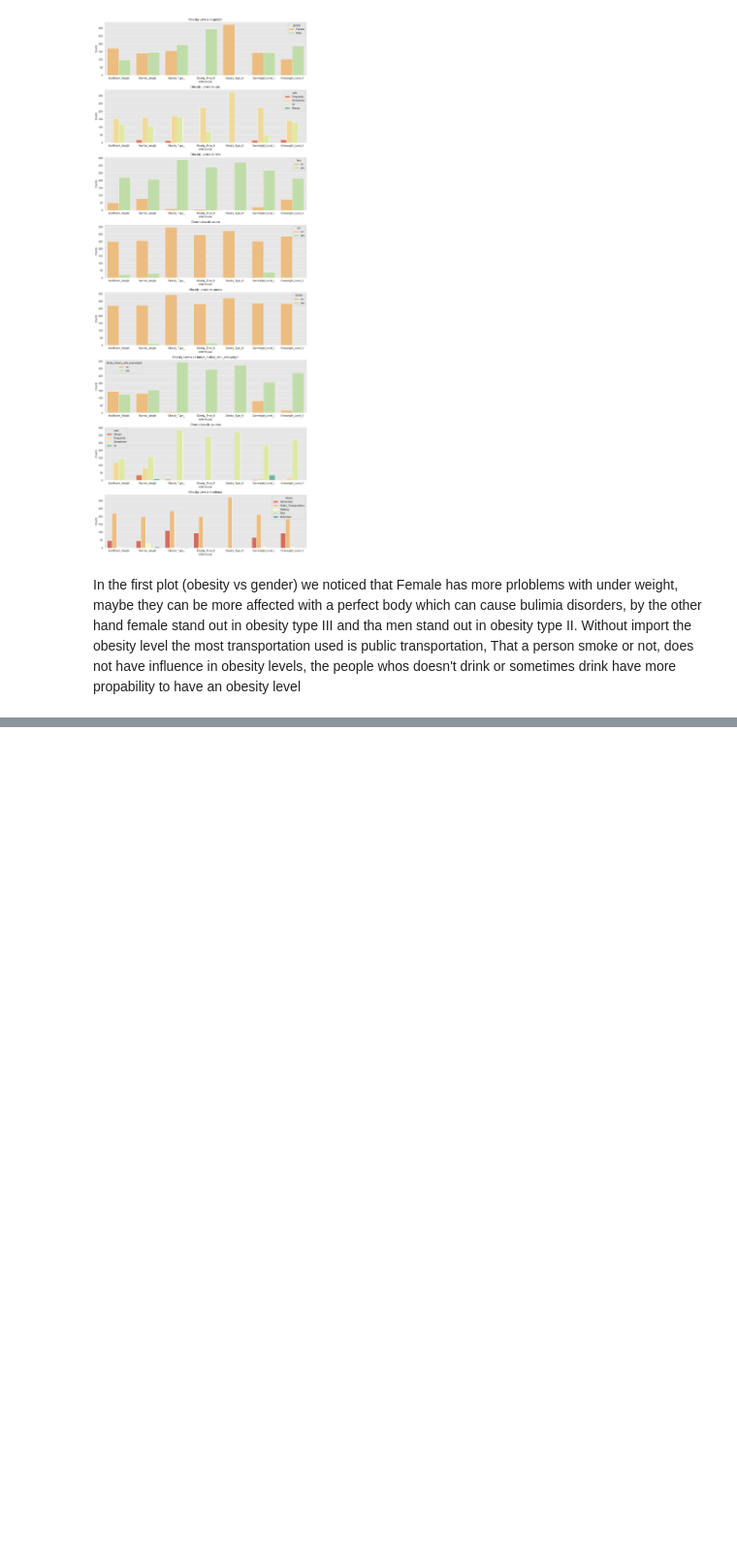
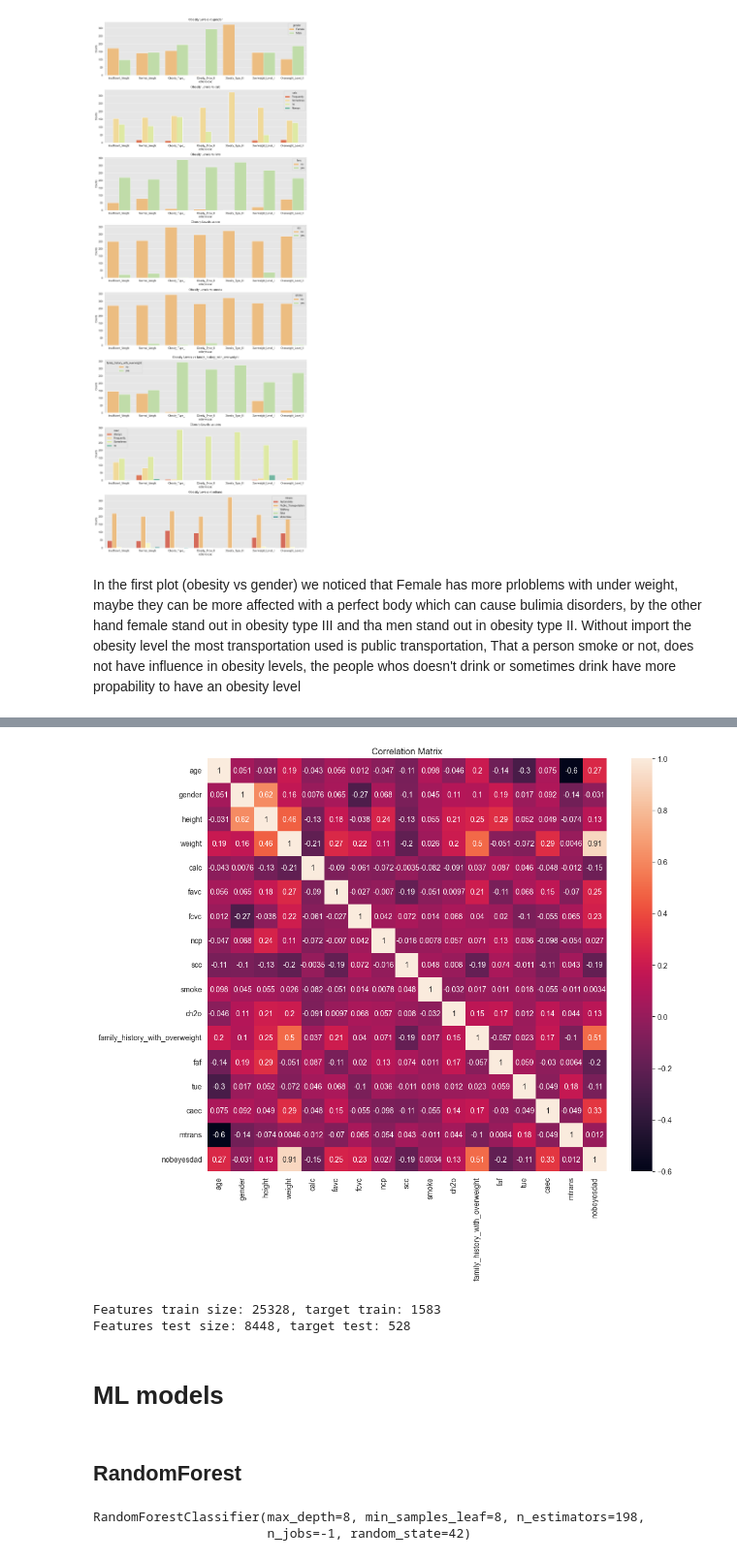
Before and after one commit to jFcomb/Obesity_or_CVD_risk, a Jupyter notebook: obesity.ipynb, the cells around one changed output, grey strips where cells are left out. Shown at 97% size. Drawn from its saved outputs; the diff is of its cells as text; code cells hidden in the pictures; blank space fills up the shorter version.

Commit message:
Models added

```diff
--- a/obesity.ipynb
+++ b/obesity.ipynb
@@ -225,0 +240,17 @@ Without import the obesity level the most transportation used is public transpor
+# %%
+# Transforming categorical_features
+encoder = OrdinalEncoder()
+df[categorical_features] = encoder.fit_transform(df[categorical_features])
+
+# Transforming target
+df['nobeyesdad'] = df['nobeyesdad'].replace({'Insufficient_Weight':0,
+                                             'Normal_Weight':1,
+                                             'Overweight_Level_I':2,
+                                             'Overweight_Level_II':3,
+                                             'Obesity_Type_I':4,
+                                             'Obesity_Type_II':5,
+                                             'Obesity_Type_III':6}
+                                            )
+
+# data visualizing
+df
@@ -225,0 +271,51 @@ Without import the obesity level the most transportation used is public transpor
+# %%
+# Plotting matrix correlation
+
+plt.figure(figsize=(12,10))
+sns.heatmap(df.corr(), annot=True)
+plt.title('Correlation Matrix')
+plt.show()
+# %% [output]
+[figure, added]
+# %%
+# Divide data in features and target
+features = df.drop('nobeyesdad', axis=1)
+target= df['nobeyesdad']
+
+# Split data in train and test
+f_train, f_test, t_train, t_test = train_test_split(features,target, test_size=.25, stratify=target, random_state=42)
+
+print(f'Features train size: {f_train.size}, target train: {t_train.size} \
+      \nFeatures test size: {f_test.size}, target test: {t_test.size}')
+# %% [output]
+Features train size: 25328, target train: 1583
+Features test size: 8448, target test: 528
+# %% [markdown]
+# ML models
+# %% [markdown]
+## RandomForest
+# %%
+param_grid = {
+    'n_estimators': randint(10,200),
+    'max_depth': randint(5,10),
+    'min_samples_leaf': randint(1,10),
+    'n_jobs': [-1],
+    'random_state':[42]
+}
+
+rf_model = RandomizedSearchCV(
+    estimator=RandomForestClassifier(),
+    param_distributions=param_grid,
+    n_iter=5,
+    cv=3,
+    scoring='f1',
+    n_jobs=-1,
+    random_state=42
+)
+
+rf_model.fit(f_train,t_train)
+rf_model = rf_model.best_estimator_
+rf_model
+# %% [output]
+RandomForestClassifier(max_depth=8, min_samples_leaf=8, n_estimators=198,
+                       n_jobs=-1, random_state=42)
```
Also changed, not shown: parts of 13 cells of this notebook.
